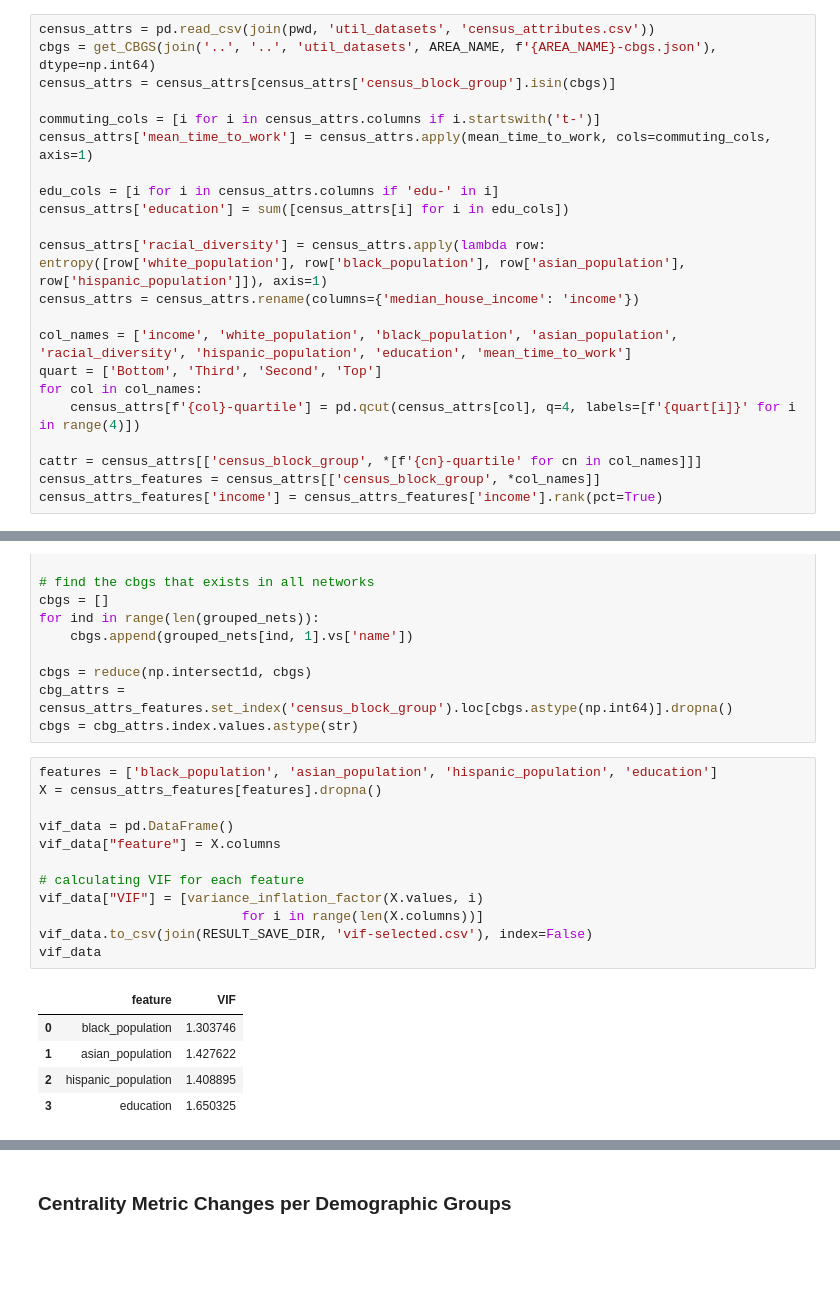
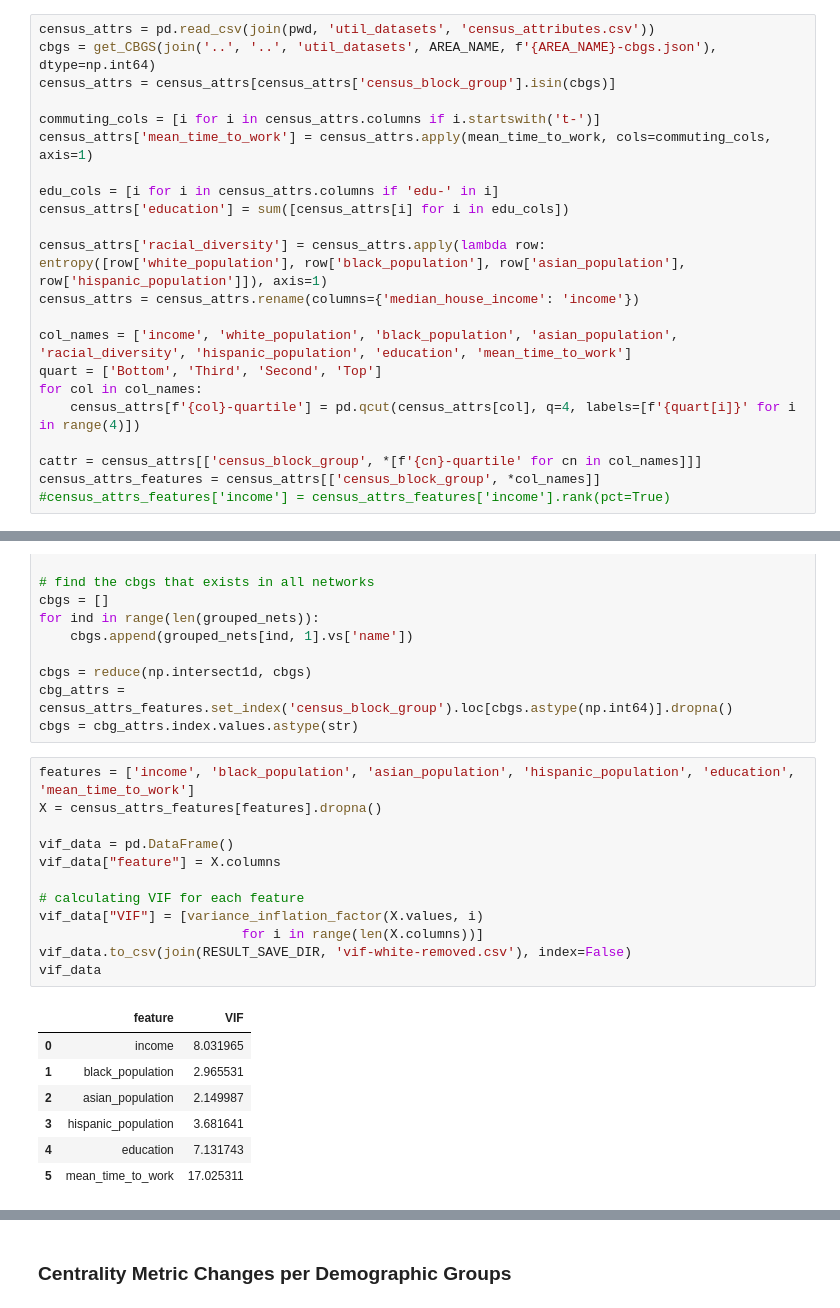
Before and after one commit to hasanalpboz/safegraph-covid19-mobility, a Jupyter notebook: scripts/notebooks/network-centrality-evolution.ipynb, the cells around one changed output, grey strips where cells are left out. Drawn from its saved outputs; the diff is of its cells as text; blank space fills up the shorter version.

```diff
--- a/scripts/notebooks/network-centrality-evolution.ipynb
+++ b/scripts/notebooks/network-centrality-evolution.ipynb
@@ -76,7 +75,7 @@ for col in col_names:
 
 cattr = census_attrs[['census_block_group', *[f'{cn}-quartile' for cn in col_names]]]
 census_attrs_features = census_attrs[['census_block_group', *col_names]]
-census_attrs_features['income'] = census_attrs_features['income'].rank(pct=True)
+#census_attrs_features['income'] = census_attrs_features['income'].rank(pct=True)
 # %% [markdown]
 ### Income vs Racial Groups
 # %%
@@ -259,21 +258,23 @@ cbgs = reduce(np.intersect1d, cbgs)
 cbg_attrs = census_attrs_features.set_index('census_block_group').loc[cbgs.astype(np.int64)].dropna()
 cbgs = cbg_attrs.index.values.astype(str)
 # %%
-features = ['black_population', 'asian_population', 'hispanic_population', 'education']
+features = ['income', 'black_population', 'asian_population', 'hispanic_population', 'education', 'mean_time_to_work']
 X = census_attrs_features[features].dropna()
 
 vif_data = pd.DataFrame()
 vif_data["feature"] = X.columns
 
 # calculating VIF for each feature
 vif_data["VIF"] = [variance_inflation_factor(X.values, i)
                           for i in range(len(X.columns))]
-vif_data.to_csv(join(RESULT_SAVE_DIR, 'vif-selected.csv'), index=False)
+vif_data.to_csv(join(RESULT_SAVE_DIR, 'vif-white-removed.csv'), index=False)
 vif_data
 # %% [output]
 |  | feature | VIF |
-| 0 | black_population | 1.303746 |
-| 1 | asian_population | 1.427622 |
-| 2 | hispanic_population | 1.408895 |
-| 3 | education | 1.650325 |
+| 0 | income | 8.031965 |
+| 1 | black_population | 2.965531 |
+| 2 | asian_population | 2.149987 |
+| 3 | hispanic_population | 3.681641 |
+| 4 | education | 7.131743 |
+| 5 | mean_time_to_work | 17.025311 |
 # %%
```
Also changed, not shown: parts of 2 cells of this notebook, 33 other files.
